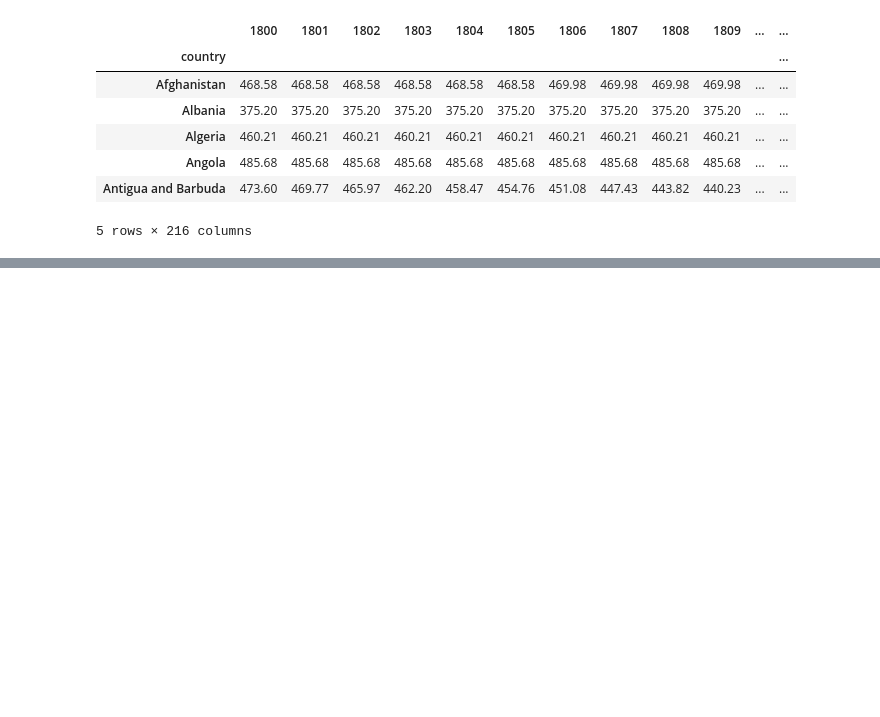
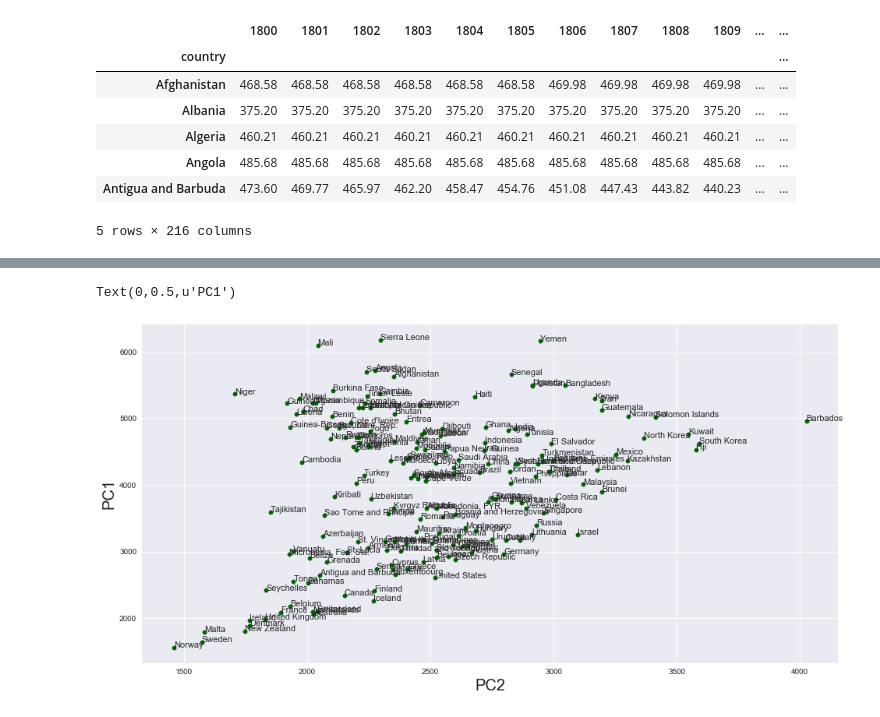
Before and after one commit to crangelsmith/ATI_project, a Jupyter notebook: Gapminder_ChildMortality_ExpAnalysis.ipynb, the cells around one changed output, grey strips where cells are left out. Saved outputs shown, nothing was run; the diff lists cells and outputs as text; code cells hidden in the pictures; blank space fills up the shorter version.

```diff
--- a/Gapminder_ChildMortality_ExpAnalysis.ipynb
+++ b/Gapminder_ChildMortality_ExpAnalysis.ipynb
@@ -107,5 +78,0 @@ child_mortality_PC_df.head()
-# %%
-ax = child_mortality_PC_df.plot(kind='scatter', x='PC2', y='PC1', figsize=(16,8))
-
-for i, country in enumerate(child_mortality_PC_df.index):
-    ax.annotate(country, (child_mortality_PC_df.iloc[i].PC2, child_mortality_PC_df.iloc[i].PC1))
@@ -188,15 +78,0 @@ clusters = kmeans.fit(child_mortality_PC_df[['PC1','PC2','PC3','PC4']])
-# %%
-child_mortality_PC_df['cluster'] = pd.Series(clusters.labels_, index=child_mortality_PC_df.index)
-child_mortality_clean['cluster'] = pd.Series(clusters.labels_, index=child_mortality_clean.index)
-
-child_mortality_clean.head()
-# %%
-import numpy as np
-
-ax = child_mortality_PC_df.plot(
-    kind='scatter',
-    x='PC2',y='PC1',
-    c=child_mortality_PC_df.cluster.astype(np.float),
-    figsize=(16,8))
-for i, country in enumerate(child_mortality_PC_df.index):
-    ax.annotate(country, (child_mortality_PC_df.iloc[i].PC2, child_mortality_PC_df.iloc[i].PC1))
@@ -209,0 +151,4 @@ child_mortality_clean.head()
+# %%
+# Convert the transformed 'child_mortality_4D' data from a numPy array to a dataframe.
+child_mortality_PC_df = pd.DataFrame(child_mortality_4D, columns =['PC1','PC2','PC3','PC4'] , index = scaled_child_mortality_df.index)
+child_mortality_PC_df.head()
@@ -209,0 +167,13 @@ child_mortality_clean.head()
+# %%
+# compute scatter plot on PC1 and PC2
+ax = child_mortality_PC_df.plot(kind='scatter', x='PC2', y='PC1', figsize=(16,8),color='DarkGreen',s = 30)
+
+# add country names to the plot
+for i, country in enumerate(child_mortality_PC_df.index):
+    ax.annotate(country, (child_mortality_PC_df.iloc[i].PC2, child_mortality_PC_df.iloc[i].PC1),fontsize=11)
+
+ax.set_xlabel('PC2', fontsize=20)
+ax.set_ylabel('PC1',fontsize=20)
+# %% [output]
+Text(0,0.5,u'PC1')
+[figure, added]
```
Also changed, not shown: parts of 89 cells of this notebook.
